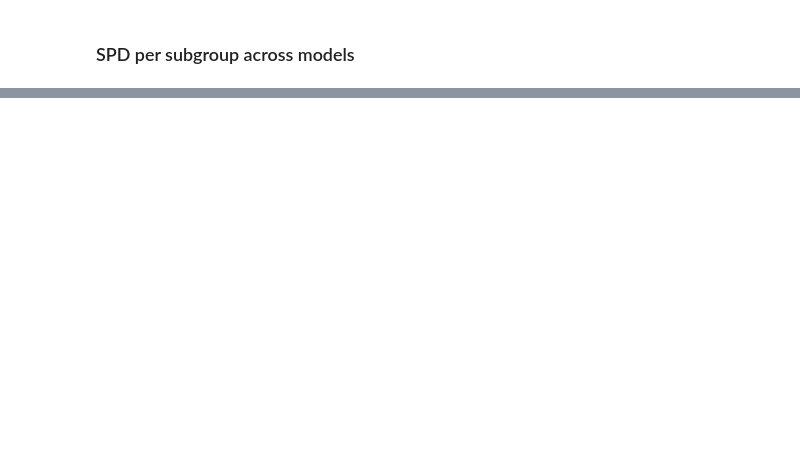
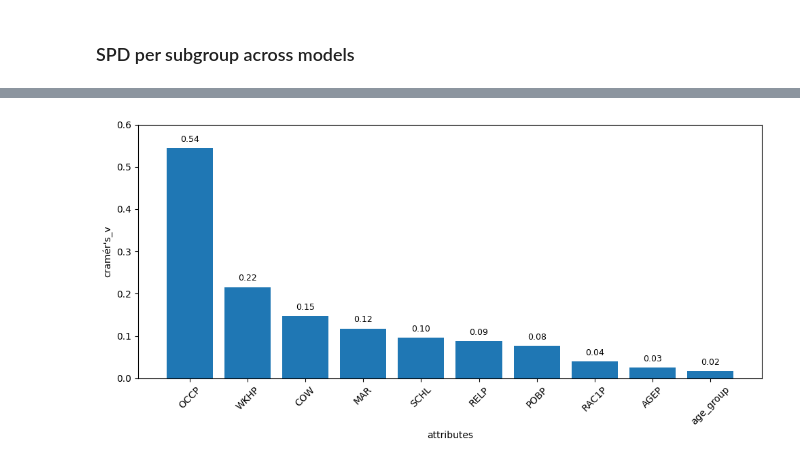
Before and after one commit to Kangerooh/HCML, a Jupyter notebook: HCML_Project.ipynb, the cells around one changed output, grey strips where cells are left out. Drawn from its saved outputs; the diff is of its cells as text; code cells hidden in the pictures; blank space fills up the shorter version.

```diff
--- a/HCML_Project.ipynb
+++ b/HCML_Project.ipynb
@@ -657,0 +742,34 @@ plt.xticks(rotation=30, ha="right"); plt.legend(title="model"); plt.tight_layout
+# %%
+data = {
+    "feature": ["OCCP", "WKHP", "COW", "MAR",
+                "SCHL", "RELP", "POBP", "RAC1P", "AGEP", "age_group"],
+    "cramers_v": [0.544436, 0.215601, 0.148008, 0.117763,
+                  0.096538, 0.088253, 0.076341, 0.039927, 0.025396, 0.017253]
+}
+
+df = pd.DataFrame(data).sort_values("cramers_v", ascending=False)
+
+fig, ax = plt.subplots(figsize=(10, 5))
+bars = ax.bar(df["feature"], df["cramers_v"])
+
+ax.set_xlabel("attributes")
+ax.set_ylabel("cramér's_v")
+#ax.set_title("Feature Association with Sex")
+ax.set_ylim(0, 0.6)
+
+for bar in bars:
+    height = bar.get_height()
+    ax.text(
+        bar.get_x() + bar.get_width()/2,
+        height + 0.01,
+        f"{height:.2f}",
+        ha="center",
+        va="bottom",
+        fontsize=9
+    )
+
+plt.xticks(rotation=45)
+plt.tight_layout()
+plt.show()
+# %% [output]
+[figure, added]
```
Also changed, not shown: parts of 15 cells of this notebook.
